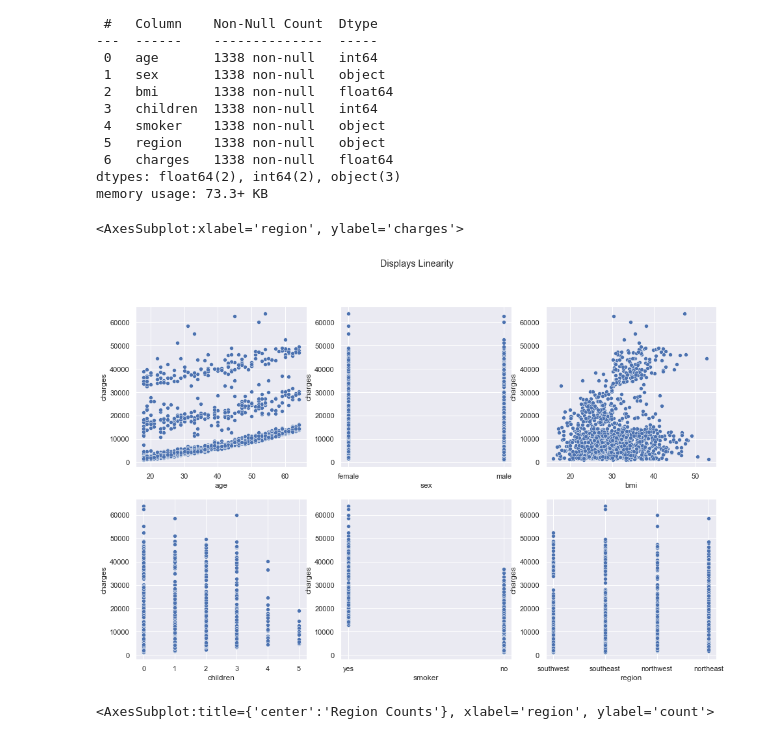
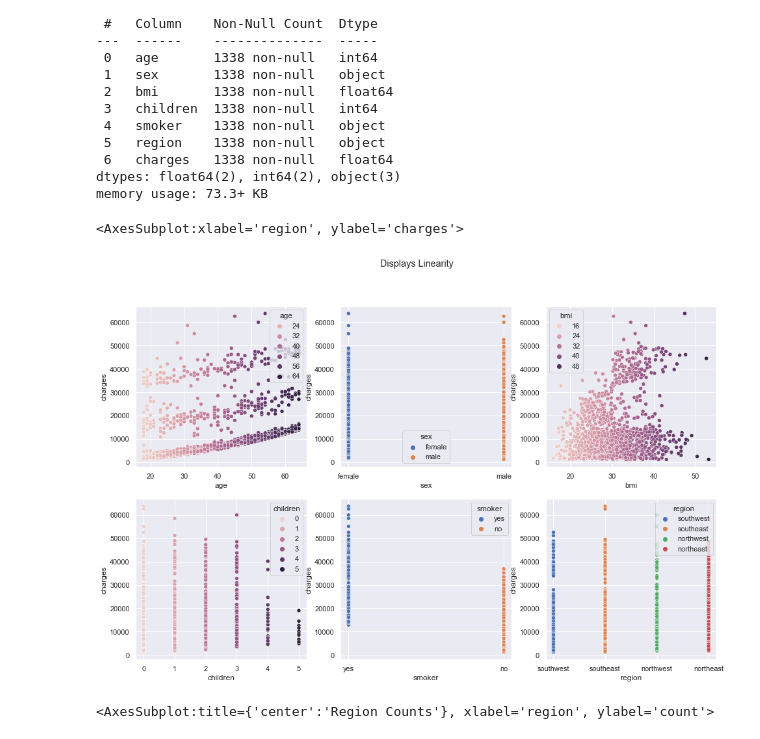
Before and after one commit to damahindra/ML-Projects, a Jupyter notebook: Insurance/Medical_Cost.ipynb, the cells around one changed output. Drawn from its saved outputs; the diff is of its cells as text; code cells hidden in the pictures.

```diff
--- a/Insurance/Medical_Cost.ipynb
+++ b/Insurance/Medical_Cost.ipynb
@@ -76,15 +76,15 @@ memory usage: 73.3+ KB
 # %%
 fig, axes = plt.subplots(2, 3, figsize=(16, 10))
 plt.suptitle('Displays Linearity')
-sns.scatterplot(data=data, ax=axes[0,0], y='charges', x='age')
-sns.scatterplot(data=data, ax=axes[0,1], y='charges', x='sex')
-sns.scatterplot(data=data, ax=axes[0,2], y='charges', x='bmi')
-sns.scatterplot(data=data, ax=axes[1,0], y='charges', x='children')
-sns.scatterplot(data=data, ax=axes[1,1], y='charges', x='smoker')
-sns.scatterplot(data=data, ax=axes[1,2], y='charges', x='region')
+sns.scatterplot(data=data, ax=axes[0,0], y='charges', x='age', hue='age')
+sns.scatterplot(data=data, ax=axes[0,1], y='charges', x='sex', hue='sex')
+sns.scatterplot(data=data, ax=axes[0,2], y='charges', x='bmi', hue='bmi')
+sns.scatterplot(data=data, ax=axes[1,0], y='charges', x='children', hue='children')
+sns.scatterplot(data=data, ax=axes[1,1], y='charges', x='smoker', hue='smoker')
+sns.scatterplot(data=data, ax=axes[1,2], y='charges', x='region', hue='region')
 # %% [output]
 <AxesSubplot:xlabel='region', ylabel='charges'>
-[figure, old version]
+[figure, new version]
 # %%
 plt.figure(figsize=(6,6))
 plt.title('Region Counts')
```
